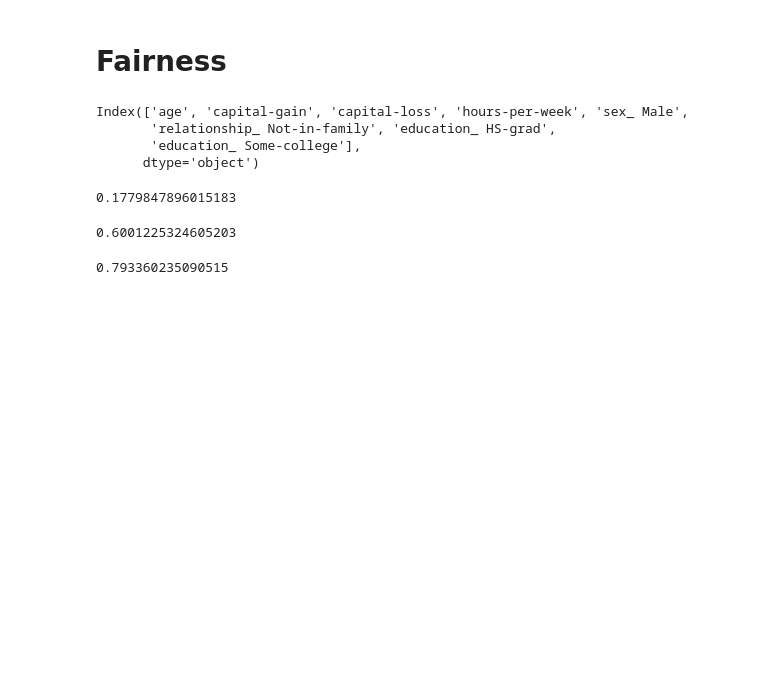
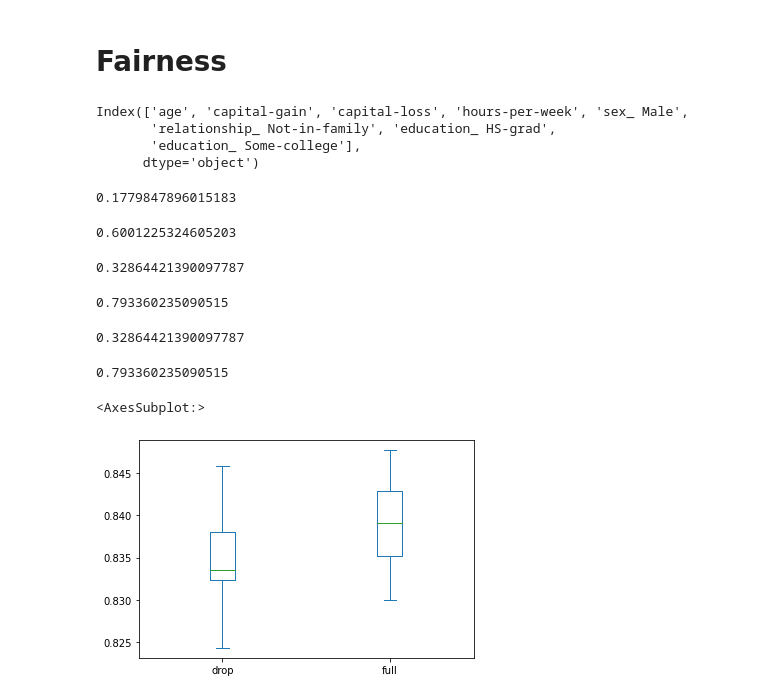
Before and after one commit to dhesse/IN-STK5000-Autumn-2022, a Jupyter notebook: nbhome/92 Shapley.ipynb, the cells around one changed output. Cells and saved outputs as stored; diff of their text form; code cells hidden in the pictures; blank space fills up the shorter version.

```diff
--- a/nbhome/92 Shapley.ipynb
+++ b/nbhome/92 Shapley.ipynb
@@ -324,4 +326,9 @@ equal_opportunity_score(z)(gbt, X, y)
 # %%
 from sklego.preprocessing import InformationFilter
 from sklearn.pipeline import Pipeline
+# %%
+clf_drop = Pipeline(steps=[
+    ('drop z', ColumnTransformer([('drop z', 'drop', z)], remainder='passthrough')),
+    ('gbt', GradientBoostingClassifier())
+]).fit(X, y)
 # %%
@@ -332 +339,13 @@ clf = Pipeline(steps=[
+# %%
+p_percent_score(z)(clf_drop, X, y)
+# %% [output]
+0.32864421390097787
+# %%
+equal_opportunity_score(z)(clf_drop, X, y)
+# %% [output]
+0.793360235090515
+# %%
+p_percent_score(z)(clf_if, X, y)
+# %% [output]
+0.32864421390097787
 # %%
@@ -334,2 +353,10 @@ equal_opportunity_score(z)(clf.fit(X, y), X, y)
 # %% [output]
 0.793360235090515
+# %%
+pandas.DataFrame(
+{k: cross_val_score(c, X, y, cv=20)
+ for k, c in [('drop', clf_drop), ('full', gbt)]}
+).plot.box()
+# %% [output]
+<AxesSubplot:>
+[figure, added]
```
Also changed, not shown: parts of 3 cells of this notebook, 1 other file.
